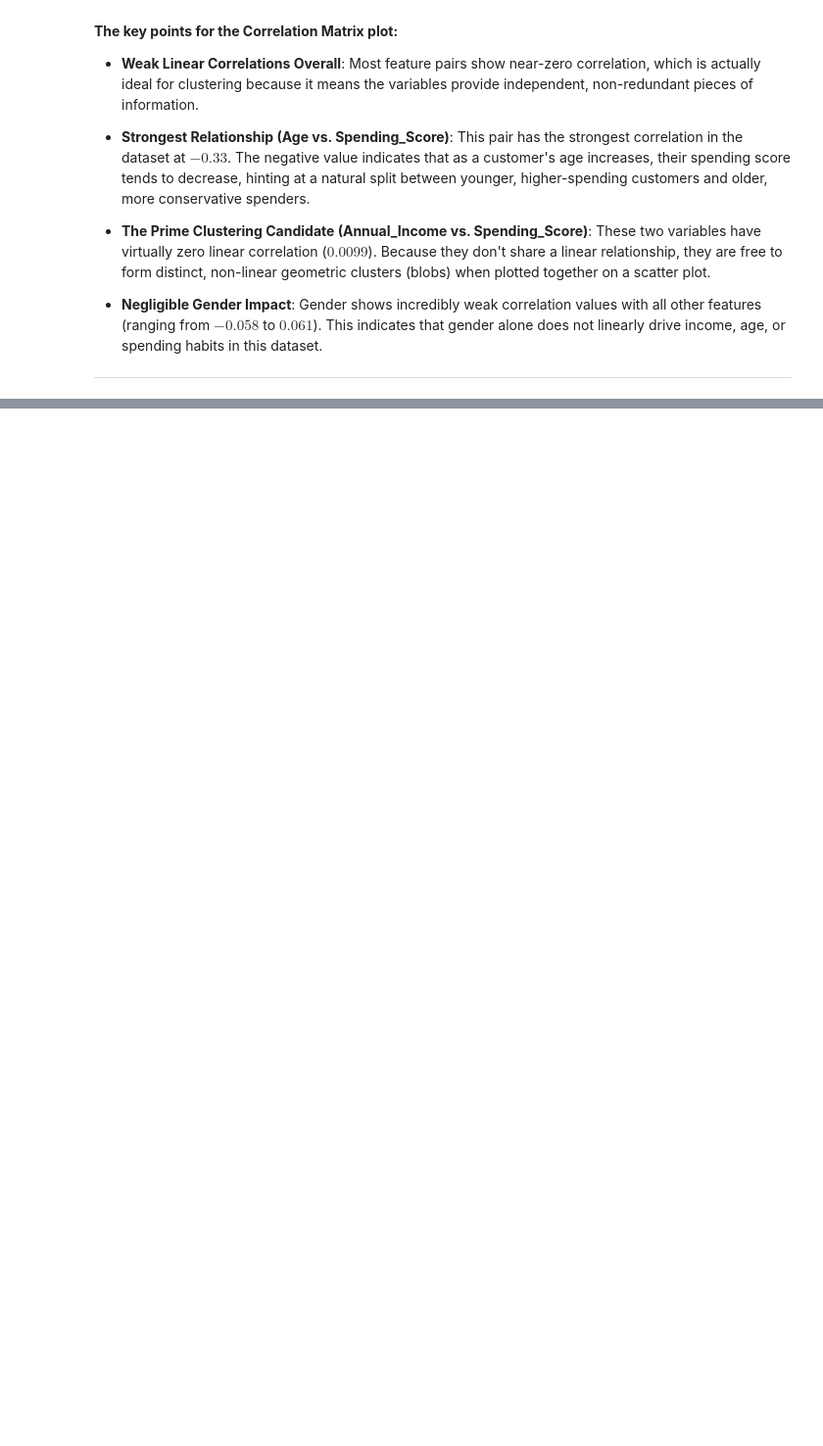
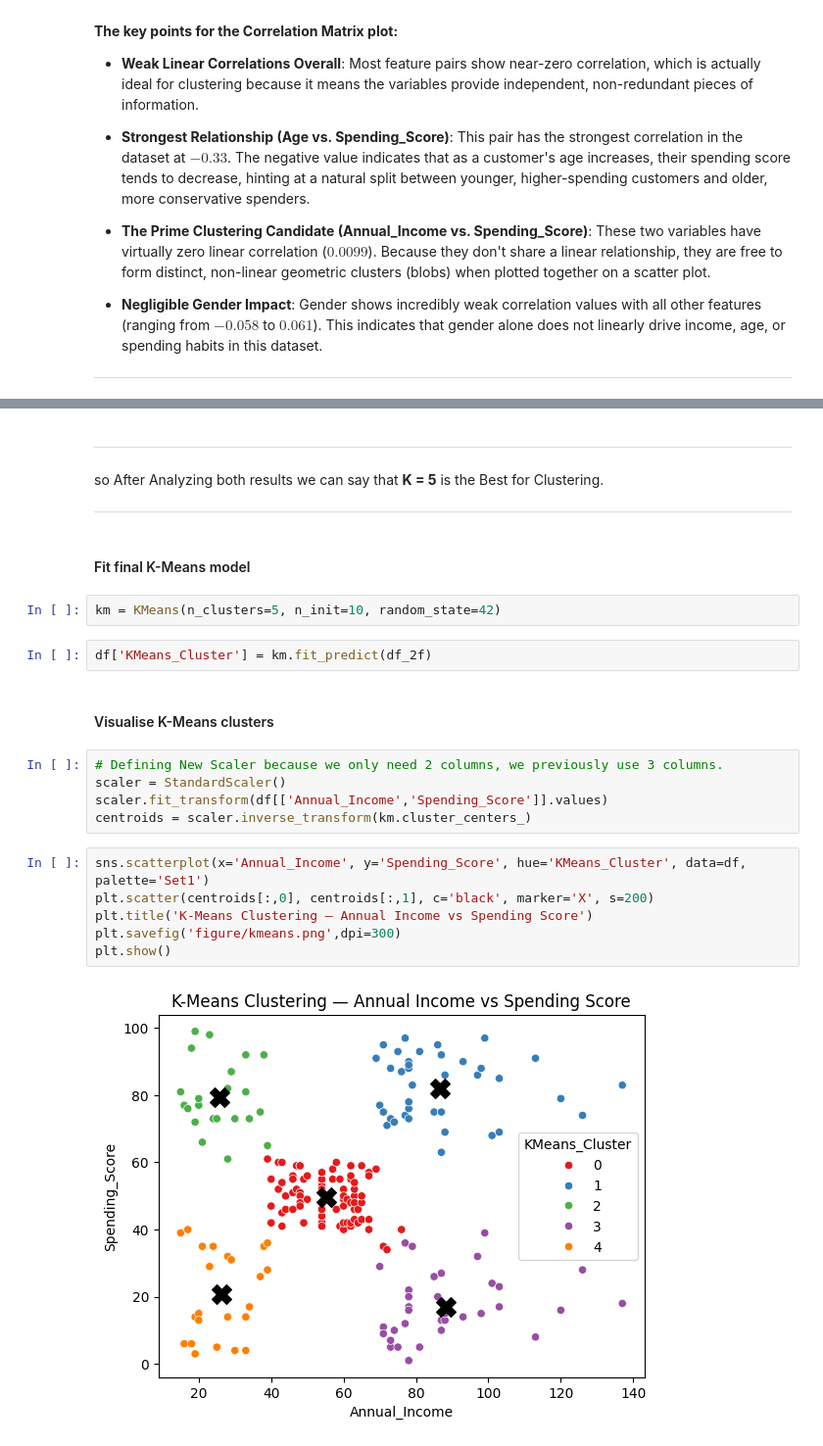
Before and after one commit to Deepvejpara/Mall_Customer_Segmentation, a Jupyter notebook: main.ipynb, the cells around one changed output, grey strips where cells are left out. Shown at 98% size. Cells and saved outputs as stored; diff of their text form; blank space fills up the shorter version.

```diff
--- a/main.ipynb
+++ b/main.ipynb
@@ -163,0 +280,27 @@ plt.show()
+# %% [markdown]
+---
+
+so After Analyzing both results we can say that **K = 5** is the Best for Clustering.
+
+---
+# %% [markdown]
+#### Fit final K-Means model
+# %%
+km = KMeans(n_clusters=5, n_init=10, random_state=42)
+# %%
+df['KMeans_Cluster'] = km.fit_predict(df_2f)
+# %% [markdown]
+#### Visualise K-Means clusters
+# %%
+# Defining New Scaler because we only need 2 columns, we previously use 3 columns.
+scaler = StandardScaler()
+scaler.fit_transform(df[['Annual_Income','Spending_Score']].values)
+centroids = scaler.inverse_transform(km.cluster_centers_)
+# %%
+sns.scatterplot(x='Annual_Income', y='Spending_Score', hue='KMeans_Cluster', data=df, palette='Set1')
+plt.scatter(centroids[:,0], centroids[:,1], c='black', marker='X', s=200)
+plt.title('K-Means Clustering — Annual Income vs Spending Score')
+plt.savefig('figure/kmeans.png',dpi=300)
+plt.show()
+# %% [output]
+[figure, added]
```
Also changed, not shown: parts of 34 cells of this notebook, 2 other files.
